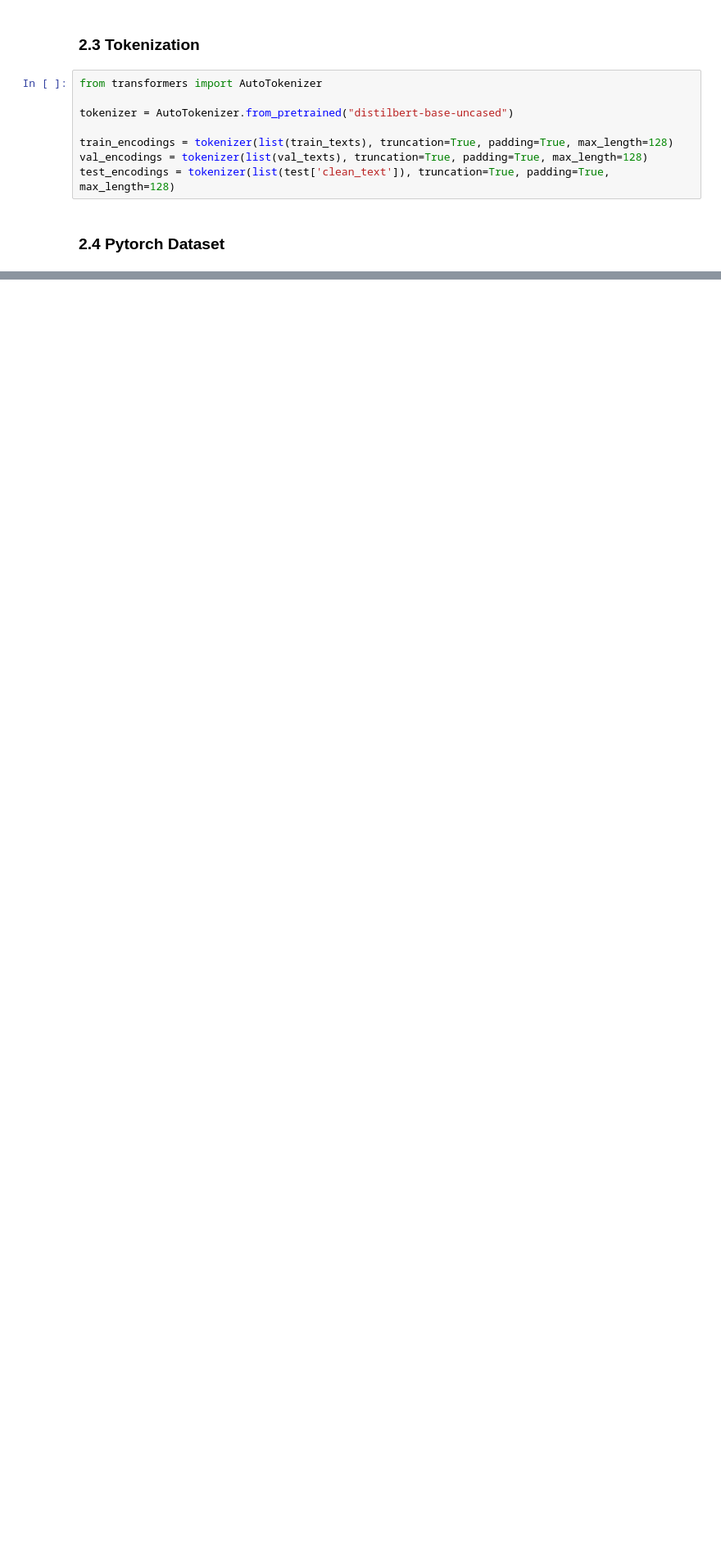
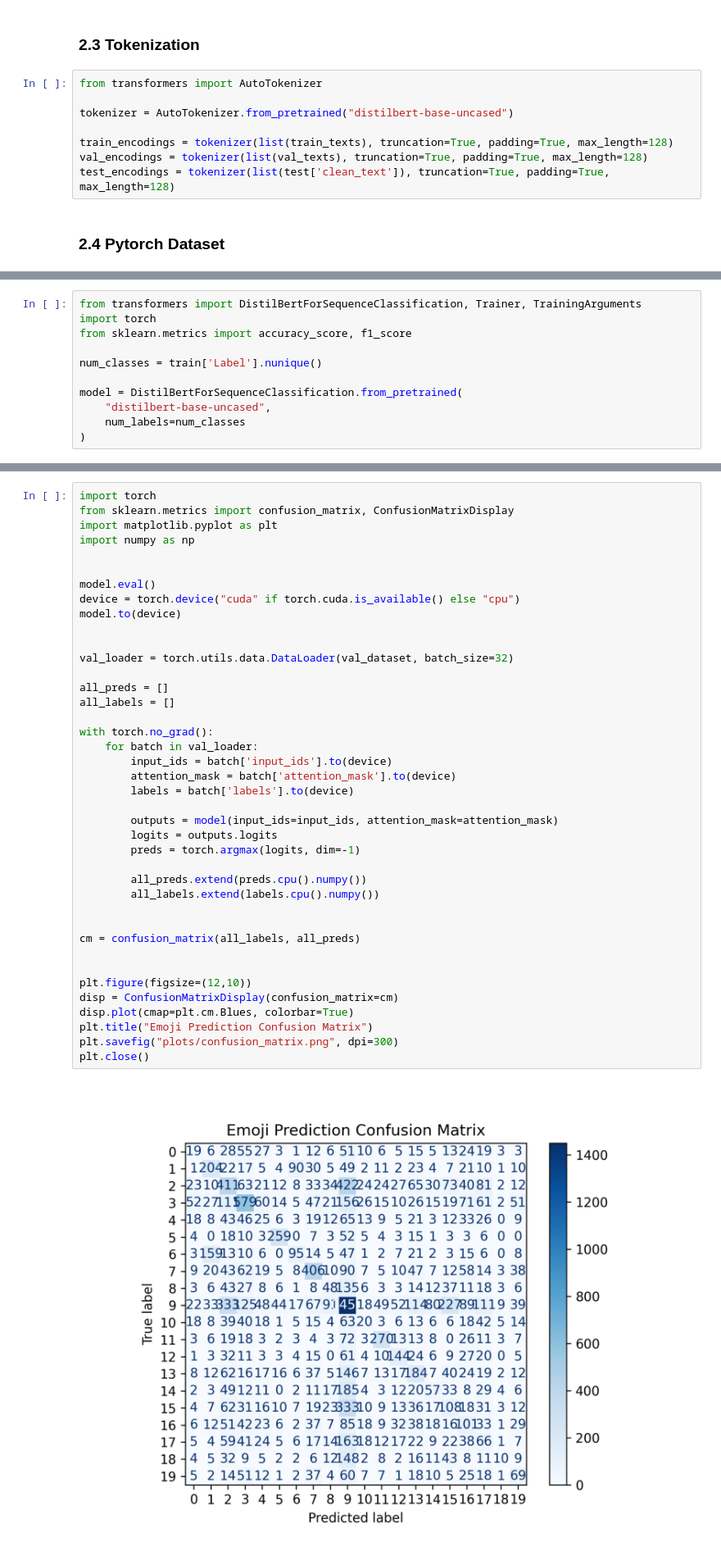
Before and after one commit to zubair-ui/Twitter-Emoji-Prediction, a Jupyter notebook: twitter-emoji-prediction.ipynb, the cells around one changed output, grey strips where cells are left out. Shown at 82% size. Cells and saved outputs as stored; diff of their text form; blank space fills up the shorter version.

```diff
--- a/twitter-emoji-prediction.ipynb
+++ b/twitter-emoji-prediction.ipynb
@@ -189,0 +197,11 @@ test_dataset = TweetDataset(test_encodings)  # No labels for test
+# %%
+from transformers import DistilBertForSequenceClassification, Trainer, TrainingArguments
+import torch
+from sklearn.metrics import accuracy_score, f1_score
+
+num_classes = train['Label'].nunique()
+
+model = DistilBertForSequenceClassification.from_pretrained(
+    "distilbert-base-uncased",
+    num_labels=num_classes
+)
@@ -189,0 +313,42 @@ test_dataset = TweetDataset(test_encodings)  # No labels for test
+# %%
+import torch
+from sklearn.metrics import confusion_matrix, ConfusionMatrixDisplay
+import matplotlib.pyplot as plt
+import numpy as np
+
+
+model.eval()
+device = torch.device("cuda" if torch.cuda.is_available() else "cpu")
+model.to(device)
+
+
+val_loader = torch.utils.data.DataLoader(val_dataset, batch_size=32)
+
+all_preds = []
+all_labels = []
+
+with torch.no_grad():
+    for batch in val_loader:
+        input_ids = batch['input_ids'].to(device)
+        attention_mask = batch['attention_mask'].to(device)
+        labels = batch['labels'].to(device)
+
+        outputs = model(input_ids=input_ids, attention_mask=attention_mask)
+        logits = outputs.logits
+        preds = torch.argmax(logits, dim=-1)
+
+        all_preds.extend(preds.cpu().numpy())
+        all_labels.extend(labels.cpu().numpy())
+
+
+cm = confusion_matrix(all_labels, all_preds)
+
+
+plt.figure(figsize=(12,10))
+disp = ConfusionMatrixDisplay(confusion_matrix=cm)
+disp.plot(cmap=plt.cm.Blues, colorbar=True)
+plt.title("Emoji Prediction Confusion Matrix")
+plt.savefig("plots/confusion_matrix.png", dpi=300)
+plt.close()
+# %% [output]
+[figure, added]
```
Also changed, not shown: parts of 16 cells of this notebook.
